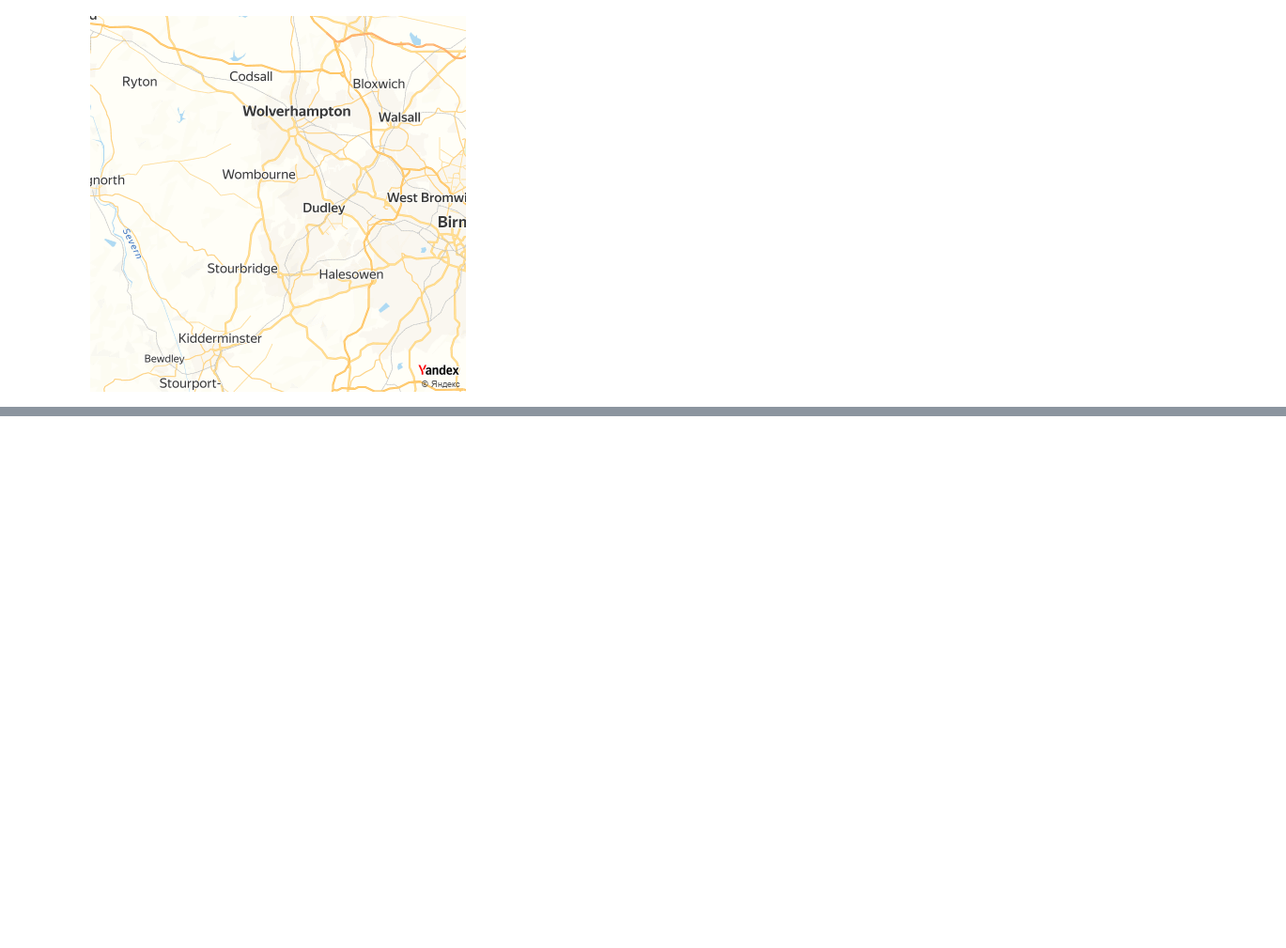
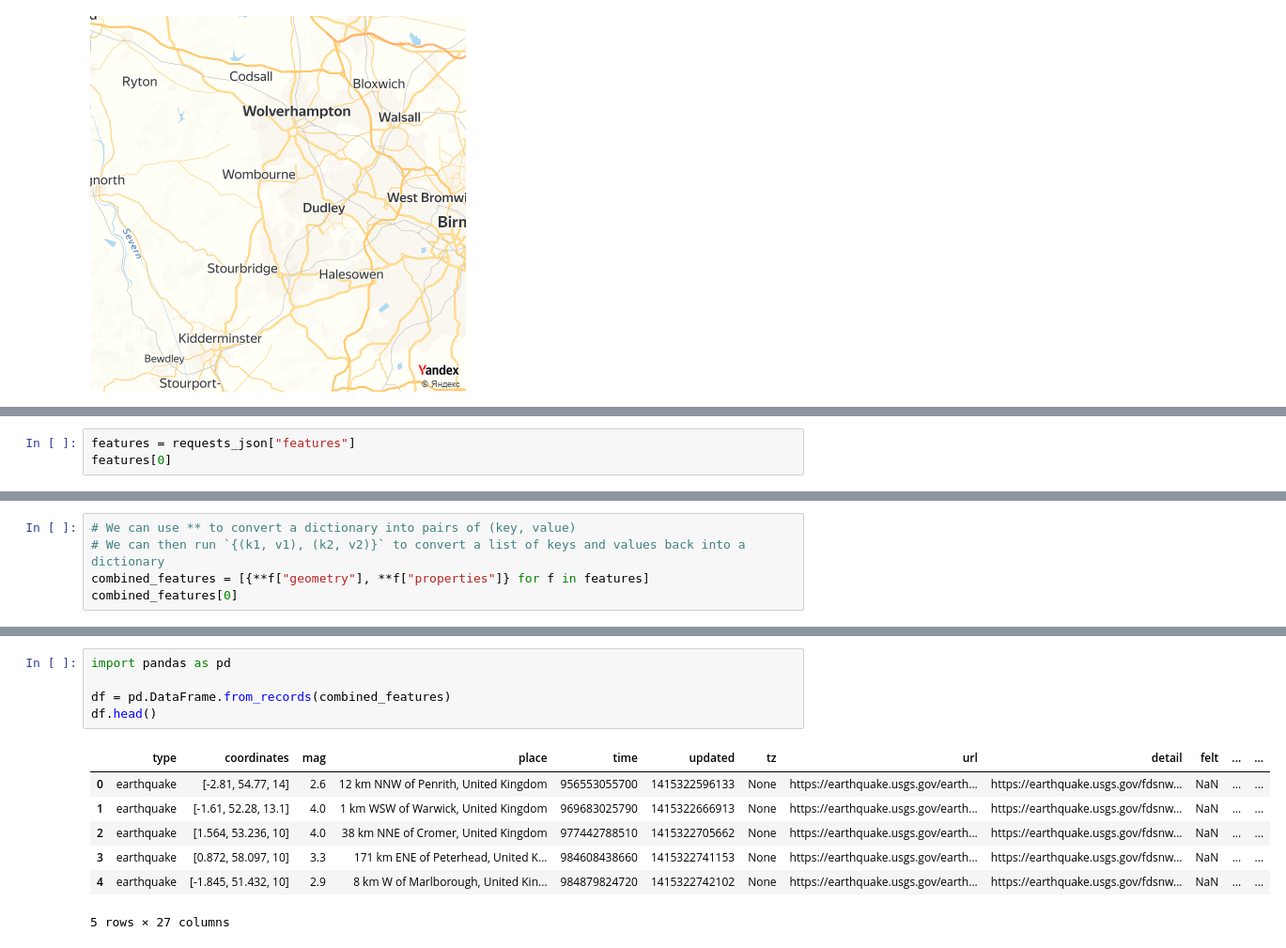
Before and after one commit to alan-turing-institute/rse-course, a Jupyter notebook: solutions/module_03.ipynb, the cells around one changed output, grey strips where cells are left out. Shown: that part at 94% size. Cells and saved outputs as stored; diff of their text form; blank space fills up the shorter version.

Commit message:
:sparkles: Add a Pandas example for earthquakes

```diff
--- a/solutions/module_03.ipynb
+++ b/solutions/module_03.ipynb
@@ -323,0 +327,3 @@ Note - in this in this instance Pandas probably isn't the first thing that you w
+# %%
+features = requests_json["features"]
+features[0]
@@ -323,0 +348,5 @@ Note - in this in this instance Pandas probably isn't the first thing that you w
+# %%
+# We can use ** to convert a dictionary into pairs of (key, value)
+# We can then run `{(k1, v1), (k2, v2)}` to convert a list of keys and values back into a dictionary
+combined_features = [{**f["geometry"], **f["properties"]} for f in features]
+combined_features[0]
@@ -323,0 +371,13 @@ Note - in this in this instance Pandas probably isn't the first thing that you w
+# %%
+import pandas as pd
+
+df = pd.DataFrame.from_records(combined_features)
+df.head()
+# %% [output]
+|  | type | coordinates | mag | place | time | updated | tz | url | detail | felt | ... | ... |
+| 0 | earthquake | [-2.81, 54.77, 14] | 2.6 | 12 km NNW of Penrith, United Kingdom | 956553055700 | 1415322596133 | None | https://earthquake.usgs.gov/earth... | https://earthquake.usgs.gov/fdsnw... | NaN | ... | ... |
+| 1 | earthquake | [-1.61, 52.28, 13.1] | 4.0 | 1 km WSW of Warwick, United Kingdom | 969683025790 | 1415322666913 | None | https://earthquake.usgs.gov/earth... | https://earthquake.usgs.gov/fdsnw... | NaN | ... | ... |
+| 2 | earthquake | [1.564, 53.236, 10] | 4.0 | 38 km NNE of Cromer, United Kingdom | 977442788510 | 1415322705662 | None | https://earthquake.usgs.gov/earth... | https://earthquake.usgs.gov/fdsnw... | NaN | ... | ... |
+| 3 | earthquake | [0.872, 58.097, 10] | 3.3 | 171 km ENE of Peterhead, United K... | 984608438660 | 1415322741153 | None | https://earthquake.usgs.gov/earth... | https://earthquake.usgs.gov/fdsnw... | NaN | ... | ... |
+| 4 | earthquake | [-1.845, 51.432, 10] | 2.9 | 8 km W of Marlborough, United Kin... | 984879824720 | 1415322742102 | None | https://earthquake.usgs.gov/earth... | https://earthquake.usgs.gov/fdsnw... | NaN | ... | ... |
+5 rows × 27 columns
```
Also changed, not shown: parts of 8 cells of this notebook.
